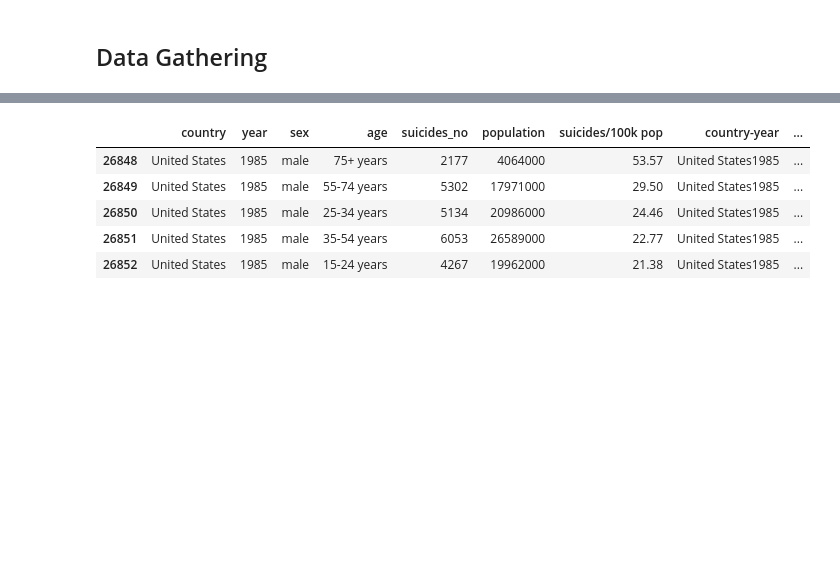
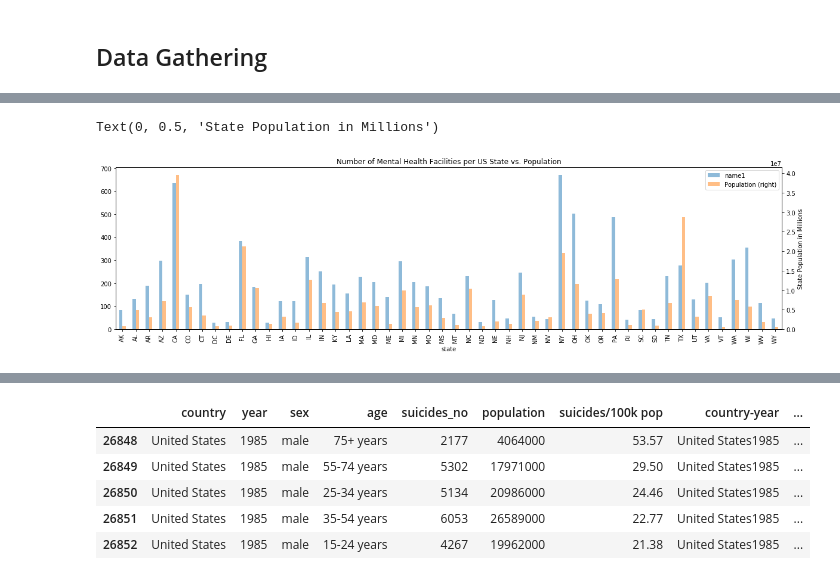
Before and after one commit to aeclaman/Project1, a Jupyter notebook: notebooks/amy.ipynb, the cells around one changed output, grey strips where cells are left out. Drawn from its saved outputs; the diff is of its cells as text; code cells hidden in the pictures; blank space fills up the shorter version.

```diff
--- a/notebooks/amy.ipynb
+++ b/notebooks/amy.ipynb
@@ -31,0 +134,11 @@ lng_range = (-180, 180)
+# %%
+#plot how many mental health facilities found in each state
+#facilities_count_by_state = us_facilities_df.groupby('state').name1.count()
+facilities_count_by_state.plot.bar(secondary_y= 'Population', figsize=(20,5), alpha=0.5)
+plt.title("Number of Mental Health Facilities per US State")
+plt.title("Number of Mental Health Facilities per US State vs. Population")
+plt.xlabel("State")
+plt.ylabel("State Population in Millions")
+# %% [output]
+Text(0, 0.5, 'State Population in Millions')
+[figure, added]
```
Also changed, not shown: parts of 14 cells of this notebook, 24 other files.
